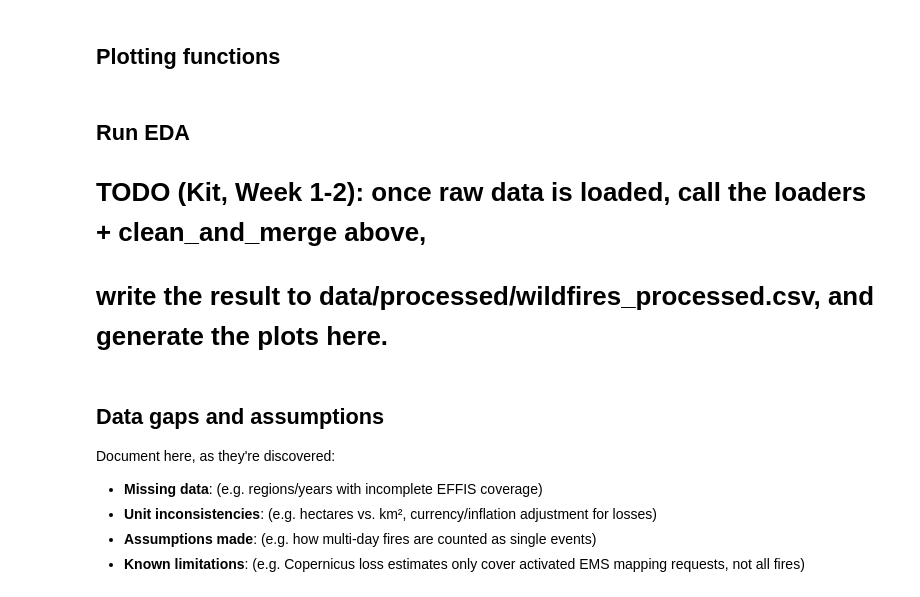
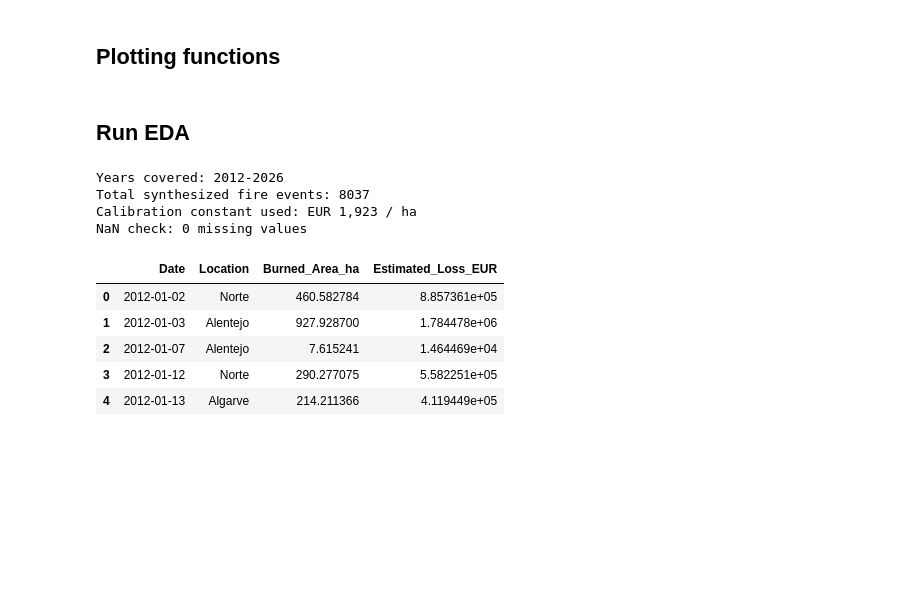
Before and after one commit to DanPhnx/pt-wildfire-catmodel, a Jupyter notebook: notebooks/01_eda.ipynb, the cells around one changed output. Cells and saved outputs as stored; diff of their text form; code cells hidden in the pictures; blank space fills up the shorter version.

Commit message:
Implement Phase 1: live GWIS data fetch, per-fire synthesis, EDA plots

```diff
--- a/notebooks/01_eda.ipynb
+++ b/notebooks/01_eda.ipynb
@@ -23,3 +37,8 @@ from pathlib import Path
 
 RAW_DIR = Path("../data/raw")
 PROCESSED_DIR = Path("../data/processed")
+RAW_DIR.mkdir(parents=True, exist_ok=True)
+PROCESSED_DIR.mkdir(parents=True, exist_ok=True)
+
+COUNTRY = "Portugal"
+RNG = np.random.default_rng(seed=42)
@@ -111,0 +161,7 @@ def clean_and_merge(effis: pd.DataFrame, modis: pd.DataFrame, copernicus: pd.Dat
+# %%
+def _fire_season_weights() -> np.ndarray:
+    """Day-of-year sampling weights peaking in Portugal's July-September fire season."""
+    days = np.arange(1, 366)
+    peak = 227  # mid-August
+    weights = np.exp(-0.5 * ((days - peak) / 45) ** 2) + 0.05
+    return weights / weights.sum()
@@ -176,8 +281,3 @@ def plot_empirical_cdf(data: np.ndarray, ax=None, label: str = "Empirical"):
     ax.set_ylabel("Cumulative probability")
     ax.legend()
     return ax
-# %% [markdown]
-## Run EDA
-
-# TODO (Kit, Week 1-2): once raw data is loaded, call the loaders + clean_and_merge above,
-# write the result to data/processed/wildfires_processed.csv, and generate the plots here.
@@ -194,9 +284,28 @@ def plot_empirical_cdf(data: np.ndarray, ax=None, label: str = "Empirical"):
-# %% [markdown]
-## Data gaps and assumptions
-
-Document here, as they're discovered:
-
-- **Missing data**: (e.g. regions/years with incomplete EFFIS coverage)
-- **Unit inconsistencies**: (e.g. hectares vs. km², currency/inflation adjustment for losses)
-- **Assumptions made**: (e.g. how multi-day fires are counted as single events)
-- **Known limitations**: (e.g. Copernicus loss estimates only cover activated EMS mapping requests, not all fires)
+# %% [markdown]
+## Run EDA
+# %%
+fire_counts_df = fetch_annual_fire_counts()
+burnt_area_df = fetch_annual_burnt_area()
+calibration_df = build_loss_calibration()
+
+eur_per_ha = calibration_df.loc[calibration_df["label"] == "long_run_1975_2021", "eur_per_ha"].iloc[0]
+
+processed_df = synthesize_fire_events(fire_counts_df, burnt_area_df, eur_per_ha)
+processed_df.to_csv(PROCESSED_DIR / "wildfires_processed.csv", index=False)
+
+print(f"Years covered: {fire_counts_df['year'].min()}-{fire_counts_df['year'].max()}")
+print(f"Total synthesized fire events: {len(processed_df)}")
+print(f"Calibration constant used: EUR {eur_per_ha:,.0f} / ha")
+print(f"NaN check: {processed_df.isna().sum().sum()} missing values")
+processed_df.head()
+# %% [output]
+Years covered: 2012-2026
+Total synthesized fire events: 8037
+Calibration constant used: EUR 1,923 / ha
+NaN check: 0 missing values
+|  | Date | Location | Burned_Area_ha | Estimated_Loss_EUR |
+| 0 | 2012-01-02 | Norte | 460.582784 | 8.857361e+05 |
+| 1 | 2012-01-03 | Alentejo | 927.928700 | 1.784478e+06 |
+| 2 | 2012-01-07 | Alentejo | 7.615241 | 1.464469e+04 |
+| 3 | 2012-01-12 | Norte | 290.277075 | 5.582251e+05 |
+| 4 | 2012-01-13 | Algarve | 214.211366 | 4.119449e+05 |
```
Also changed, not shown: parts of 22 cells of this notebook, 5 other files.
